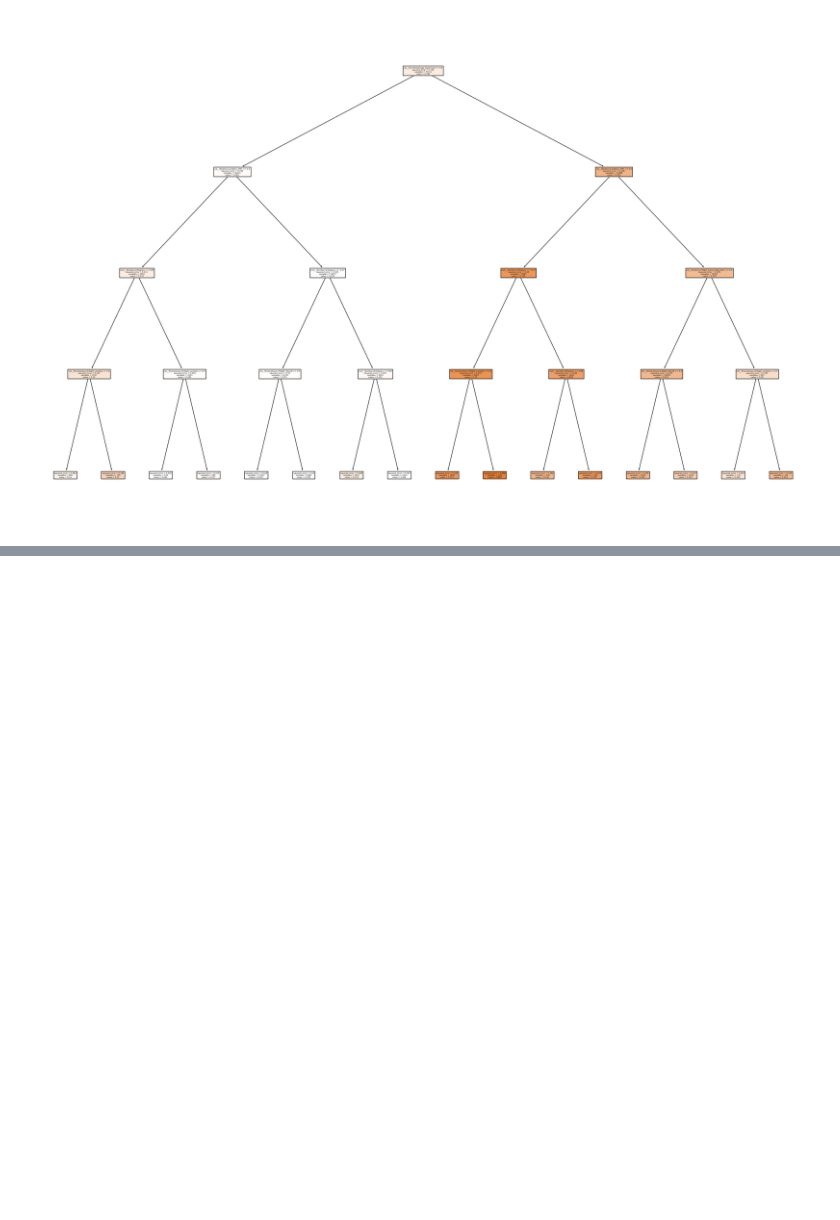
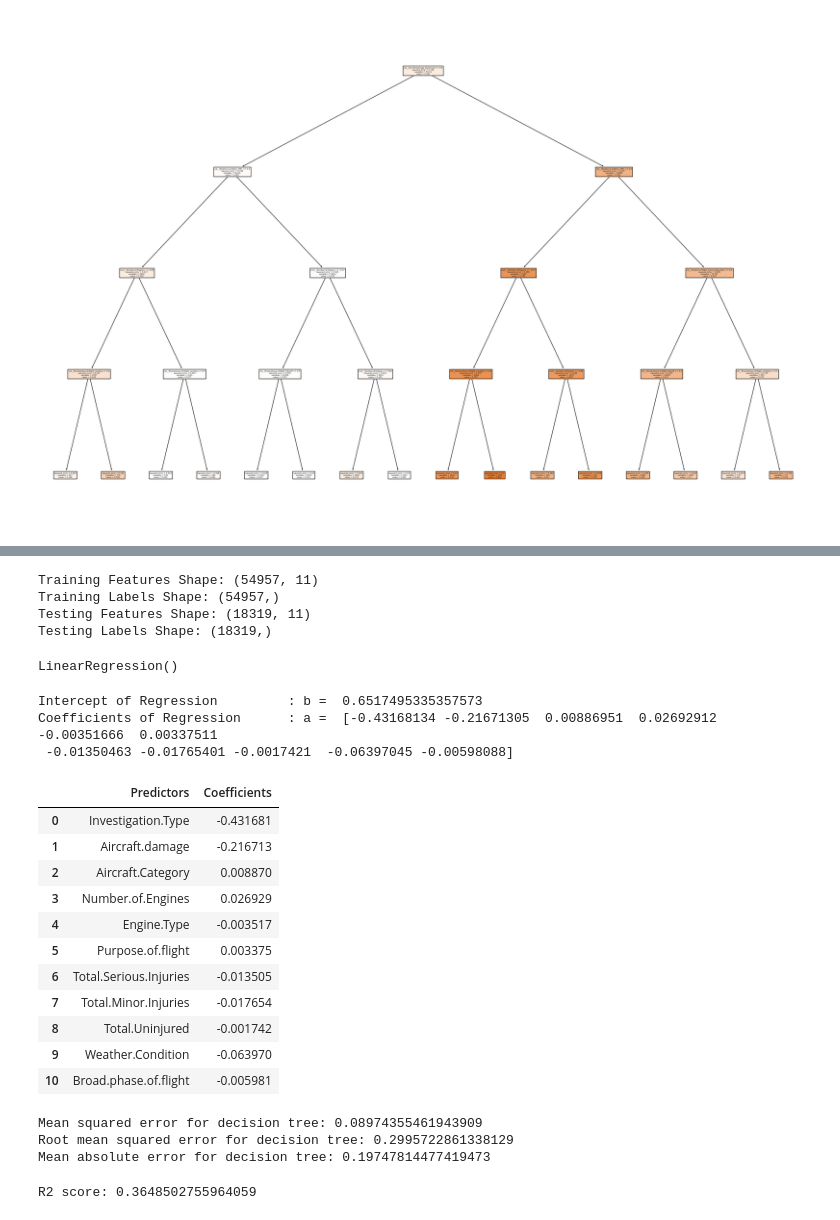
Before and after one commit to katarzynakarwacka/DS-projects, a Jupyter notebook: Plane_crash_analysis/plane_crash_analysis.ipynb, the cells around one changed output, grey strips where cells are left out. Saved outputs shown, nothing was run; the diff lists cells and outputs as text; code cells hidden in the pictures; blank space fills up the shorter version.

```diff
--- a/Plane_crash_analysis/plane_crash_analysis.ipynb
+++ b/Plane_crash_analysis/plane_crash_analysis.ipynb
@@ -826,0 +836,63 @@ R2 score: -2.298934195521518e-05
+# %%
+aviation['Total.Uninjured'].fillna(aviation['Total.Uninjured'].mean(), inplace=True)
+aviation['Total.Minor.Injuries'].fillna(aviation['Total.Minor.Injuries'].mean(), inplace=True)
+aviation['Total.Serious.Injuries'].fillna(aviation['Total.Serious.Injuries'].mean(), inplace=True)
+aviation['Number.of.Engines'].fillna(aviation['Number.of.Engines'].mean(), inplace=True)
+# %%
+aviation['Aircraft.Category'].fillna('Unknown',inplace=True)
+
+aviation['Engine.Type'].fillna('Others',inplace=True)
+aviation['Engine.Type'].replace(['None','Unknown'],'Others')
+
+aviation['Purpose.of.flight'].fillna('Unknown',inplace=True)
+aviation['Weather.Condition'].fillna('UNK',inplace=True)
+aviation['Broad.phase.of.flight'].fillna('UNKNOWN',inplace=True)
+# %%
+# prepare pre
+X_new = aviation[['Investigation.Type','Aircraft.damage','Aircraft.Category',
+            'Number.of.Engines','Engine.Type','Purpose.of.flight',
+            'Total.Serious.Injuries','Total.Minor.Injuries',
+            'Total.Uninjured','Weather.Condition','Broad.phase.of.flight'
+    ]]
+
+y_new = aviation['Death.Ratio']
+
+
+X_train_new, X_test_new, y_train_new, y_test_new = train_test_split(X_new,y_new,test_size=0.25,shuffle=True)
+
+print('Training Features Shape:', X_train_new.shape)
+print('Training Labels Shape:', y_train_new.shape)
+print('Testing Features Shape:', X_test_new.shape)
+print('Testing Labels Shape:', y_test_new.shape)
+# %% [output]
+Training Features Shape: (54957, 11)
+Training Labels Shape: (54957,)
+Testing Features Shape: (18319, 11)
+Testing Labels Shape: (18319,)
+# %%
+reg_model_new = LinearRegression()
+reg_model_new.fit(X_train_new, y_train_new)
+# %% [output]
+LinearRegression()
+# %%
+print('Intercept of Regression \t: b = ', reg_model_new.intercept_)
+print('Coefficients of Regression \t: a = ', reg_model_new.coef_)
+print()
+# Print the Coefficients against Predictors
+pd.DataFrame(list(zip(X_train_new.columns, reg_model_new.coef_)), columns = ["Predictors", "Coefficients"])
+# %% [output]
+Intercept of Regression         : b =  0.6517495335357573
+Coefficients of Regression      : a =  [-0.43168134 -0.21671305  0.00886951  0.02692912 -0.00351666  0.00337511
+ -0.01350463 -0.01765401 -0.0017421  -0.06397045 -0.00598088]
+|  | Predictors | Coefficients |
+| 0 | Investigation.Type | -0.431681 |
+| 1 | Aircraft.damage | -0.216713 |
+| 2 | Aircraft.Category | 0.008870 |
+| 3 | Number.of.Engines | 0.026929 |
+| 4 | Engine.Type | -0.003517 |
+| 5 | Purpose.of.flight | 0.003375 |
+| 6 | Total.Serious.Injuries | -0.013505 |
+| 7 | Total.Minor.Injuries | -0.017654 |
+| 8 | Total.Uninjured | -0.001742 |
+| 9 | Weather.Condition | -0.063970 |
+| 10 | Broad.phase.of.flight | -0.005981 |
@@ -826,0 +908,16 @@ R2 score: -2.298934195521518e-05
+# %%
+print(f"Mean squared error for decision tree: {reg_model_new_mse}")
+print(f"Root mean squared error for decision tree: {reg_model_new_rmse}")
+print(f"Mean absolute error for decision tree: {reg_model_new_mae}")
+# %% [output]
+Mean squared error for decision tree: 0.08974355461943909
+Root mean squared error for decision tree: 0.2995722861338129
+Mean absolute error for decision tree: 0.19747814477419473
+# %%
+# r2 ratio
+
+r2_reg_lin_new = r2_score(y_test_new, y_pred_reg_new)
+
+print(f"R2 score: {r2_reg_lin_new}")
+# %% [output]
+R2 score: 0.3648502755964059
```
Also changed, not shown: parts of 46 cells of this notebook, 6 other files.
